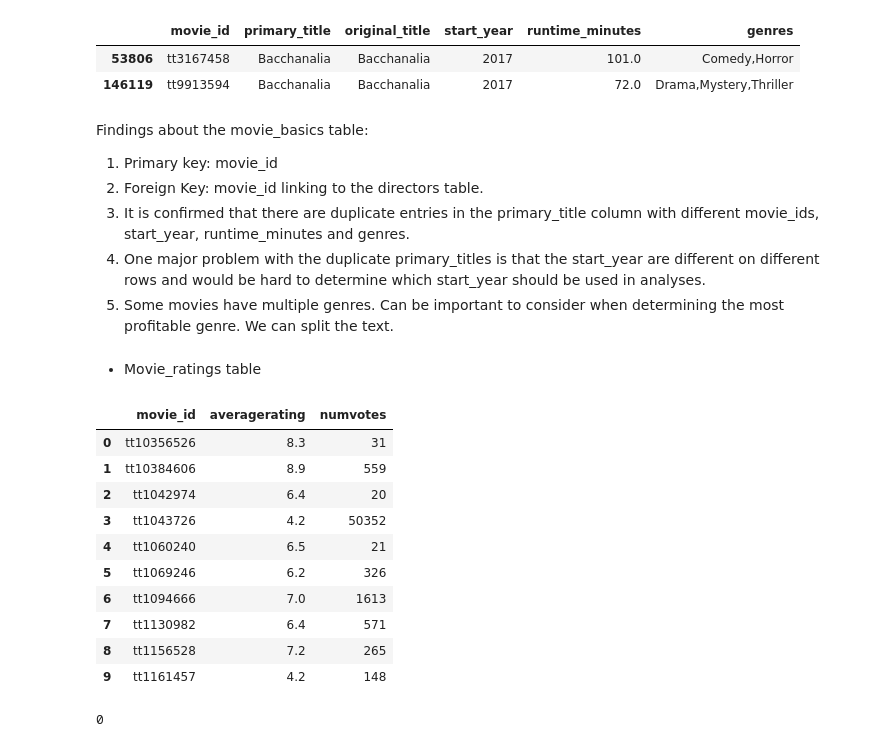
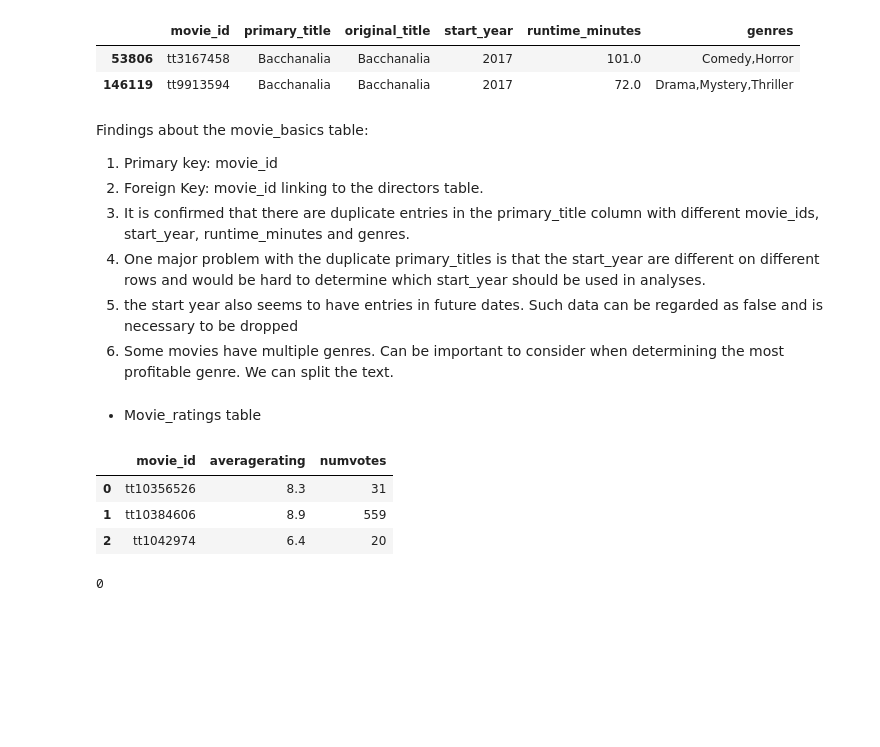
Before and after one commit to kafura0/Microsoft1_Film_Studio_Analysis, a Jupyter notebook: index.ipynb, the cells around one changed output. Cells and saved outputs as stored; diff of their text form; code cells hidden in the pictures; blank space fills up the shorter version.

Commit message:
data cleaning and merging of im.db database

```diff
--- a/index.ipynb
+++ b/index.ipynb
@@ -296,29 +288,24 @@ Findings about the movie_basics table:
 2. Foreign Key: movie_id linking to the directors table.
 3. It is confirmed that there are duplicate entries in the primary_title column with different movie_ids, start_year, runtime_minutes and genres.
 4. One major problem with the duplicate primary_titles is that the start_year are different on different rows and would be hard to determine which start_year should be used in analyses.
-5. Some movies have multiple genres. Can be important to consider when determining the most profitable genre. We can split the text.
+5. the start year also seems to have entries in future dates. Such data can be regarded as false and is necessary to be dropped
+6. Some movies have multiple genres. Can be important to consider when determining the most profitable genre. We can split the text.
 # %% [markdown]
 *  Movie_ratings table
 # %%
+# query the db for movie_ratings table
 q = """
 SELECT *
 FROM movie_ratings
 ;
 """
 movie_ratings = pd.read_sql(q, conn)
-movie_ratings.head(10)
+movie_ratings.head(3)
 # %% [output]
 |  | movie_id | averagerating | numvotes |
 | 0 | tt10356526 | 8.3 | 31 |
 | 1 | tt10384606 | 8.9 | 559 |
 | 2 | tt1042974 | 6.4 | 20 |
-| 3 | tt1043726 | 4.2 | 50352 |
-| 4 | tt1060240 | 6.5 | 21 |
-| 5 | tt1069246 | 6.2 | 326 |
-| 6 | tt1094666 | 7.0 | 1613 |
-| 7 | tt1130982 | 6.4 | 571 |
-| 8 | tt1156528 | 7.2 | 265 |
-| 9 | tt1161457 | 4.2 | 148 |
 # %%
 # search for duplicate rows.
 print(movie_ratings.duplicated().sum())
```
Also changed, not shown: parts of 18 cells of this notebook.
